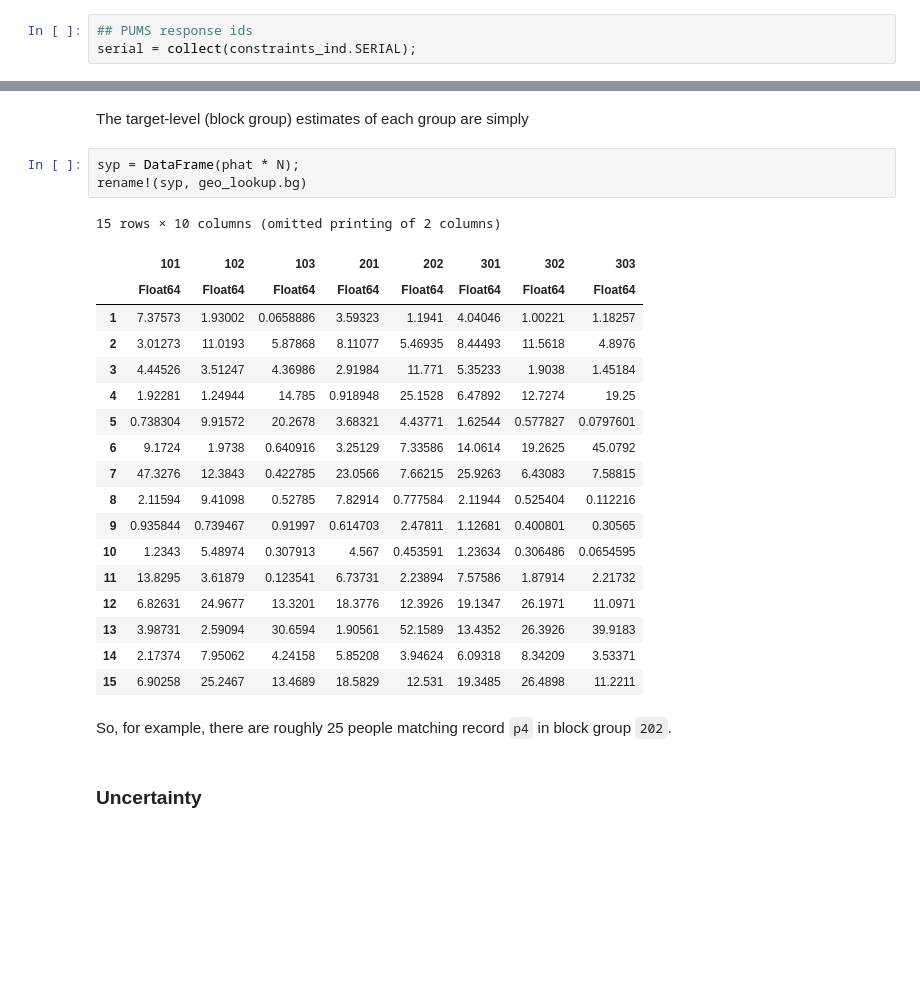
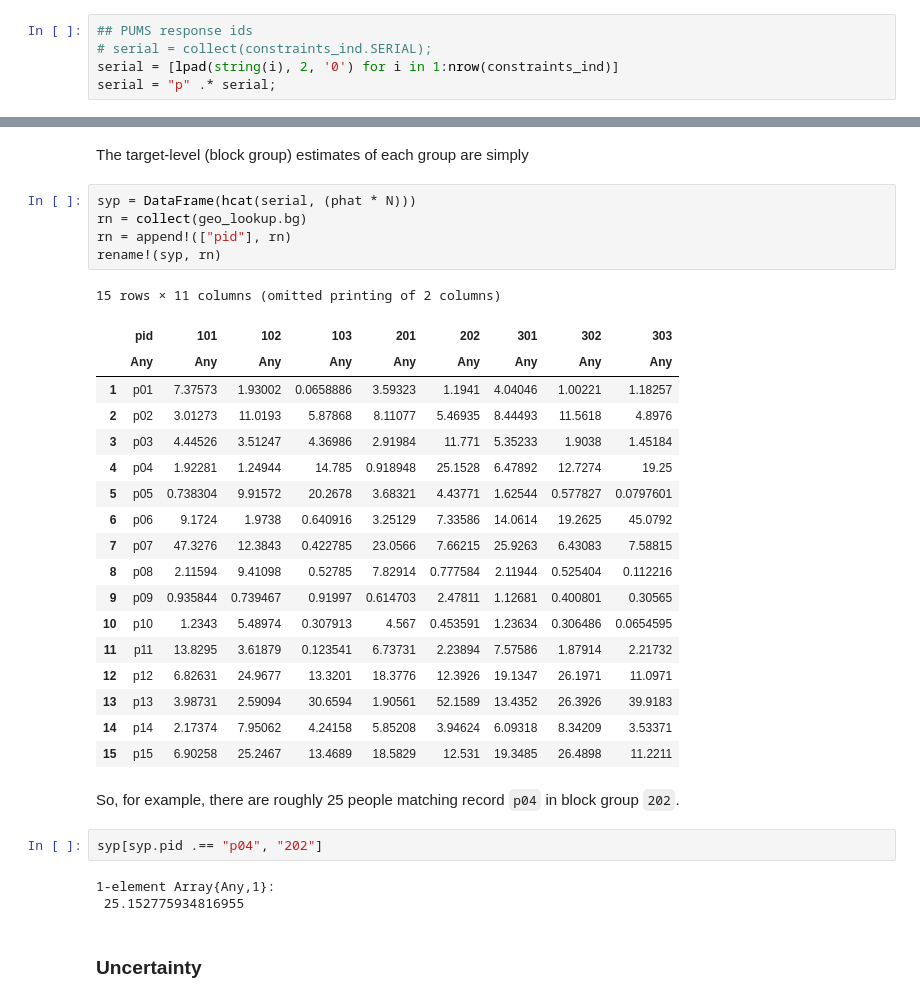
Before and after one commit to jvtcl/pmedmJL, a Jupyter notebook: notebooks/toy_example.ipynb, the cells around one changed output, grey strips where cells are left out. Saved outputs shown, nothing was run; the diff lists cells and outputs as text; blank space fills up the shorter version.

```diff
--- a/notebooks/toy_example.ipynb
+++ b/notebooks/toy_example.ipynb
@@ -48,7 +48,9 @@ geo_lookup = DataFrame(bg = bg_id, trt = trt_id)
 ## Setup
 # %%
 ## PUMS response ids
-serial = collect(constraints_ind.SERIAL);
+# serial = collect(constraints_ind.SERIAL);
+serial = [lpad(string(i), 2, '0') for i in 1:nrow(constraints_ind)]
+serial = "p" .* serial;
 # %%
 ## PUMS sample weights
 wt = collect(constraints_ind.PERWT);
@@ -252,29 +254,36 @@ sum((Ype.Yhat .< Ype.MOE_lower) + (Ype.Yhat .> Ype.MOE_upper) .>= 1) / nrow(Ype)
 # %% [markdown]
 The target-level (block group) estimates of each group are simply
 # %%
-syp = DataFrame(phat * N);
-rename!(syp, geo_lookup.bg)
+syp = DataFrame(hcat(serial, (phat * N)))
+rn = collect(geo_lookup.bg)
+rn = append!(["pid"], rn)
+rename!(syp, rn)
 # %% [output]
-15 rows × 10 columns (omitted printing of 2 columns)
+15 rows × 11 columns (omitted printing of 2 columns)
-|  | 101 | 102 | 103 | 201 | 202 | 301 | 302 | 303 |
-|  | Float64 | Float64 | Float64 | Float64 | Float64 | Float64 | Float64 | Float64 |
-| 1 | 7.37573 | 1.93002 | 0.0658886 | 3.59323 | 1.1941 | 4.04046 | 1.00221 | 1.18257 |
-| 2 | 3.01273 | 11.0193 | 5.87868 | 8.11077 | 5.46935 | 8.44493 | 11.5618 | 4.8976 |
-| 3 | 4.44526 | 3.51247 | 4.36986 | 2.91984 | 11.771 | 5.35233 | 1.9038 | 1.45184 |
-| 4 | 1.92281 | 1.24944 | 14.785 | 0.918948 | 25.1528 | 6.47892 | 12.7274 | 19.25 |
-| 5 | 0.738304 | 9.91572 | 20.2678 | 3.68321 | 4.43771 | 1.62544 | 0.577827 | 0.0797601 |
-| 6 | 9.1724 | 1.9738 | 0.640916 | 3.25129 | 7.33586 | 14.0614 | 19.2625 | 45.0792 |
-| 7 | 47.3276 | 12.3843 | 0.422785 | 23.0566 | 7.66215 | 25.9263 | 6.43083 | 7.58815 |
-| 8 | 2.11594 | 9.41098 | 0.52785 | 7.82914 | 0.777584 | 2.11944 | 0.525404 | 0.112216 |
-| 9 | 0.935844 | 0.739467 | 0.91997 | 0.614703 | 2.47811 | 1.12681 | 0.400801 | 0.30565 |
-| 10 | 1.2343 | 5.48974 | 0.307913 | 4.567 | 0.453591 | 1.23634 | 0.306486 | 0.0654595 |
-| 11 | 13.8295 | 3.61879 | 0.123541 | 6.73731 | 2.23894 | 7.57586 | 1.87914 | 2.21732 |
-| 12 | 6.82631 | 24.9677 | 13.3201 | 18.3776 | 12.3926 | 19.1347 | 26.1971 | 11.0971 |
-| 13 | 3.98731 | 2.59094 | 30.6594 | 1.90561 | 52.1589 | 13.4352 | 26.3926 | 39.9183 |
-| 14 | 2.17374 | 7.95062 | 4.24158 | 5.85208 | 3.94624 | 6.09318 | 8.34209 | 3.53371 |
-| 15 | 6.90258 | 25.2467 | 13.4689 | 18.5829 | 12.531 | 19.3485 | 26.4898 | 11.2211 |
+|  | pid | 101 | 102 | 103 | 201 | 202 | 301 | 302 | 303 |
+|  | Any | Any | Any | Any | Any | Any | Any | Any | Any |
+| 1 | p01 | 7.37573 | 1.93002 | 0.0658886 | 3.59323 | 1.1941 | 4.04046 | 1.00221 | 1.18257 |
+| 2 | p02 | 3.01273 | 11.0193 | 5.87868 | 8.11077 | 5.46935 | 8.44493 | 11.5618 | 4.8976 |
+| 3 | p03 | 4.44526 | 3.51247 | 4.36986 | 2.91984 | 11.771 | 5.35233 | 1.9038 | 1.45184 |
+| 4 | p04 | 1.92281 | 1.24944 | 14.785 | 0.918948 | 25.1528 | 6.47892 | 12.7274 | 19.25 |
+| 5 | p05 | 0.738304 | 9.91572 | 20.2678 | 3.68321 | 4.43771 | 1.62544 | 0.577827 | 0.0797601 |
+| 6 | p06 | 9.1724 | 1.9738 | 0.640916 | 3.25129 | 7.33586 | 14.0614 | 19.2625 | 45.0792 |
+| 7 | p07 | 47.3276 | 12.3843 | 0.422785 | 23.0566 | 7.66215 | 25.9263 | 6.43083 | 7.58815 |
+| 8 | p08 | 2.11594 | 9.41098 | 0.52785 | 7.82914 | 0.777584 | 2.11944 | 0.525404 | 0.112216 |
+| 9 | p09 | 0.935844 | 0.739467 | 0.91997 | 0.614703 | 2.47811 | 1.12681 | 0.400801 | 0.30565 |
+| 10 | p10 | 1.2343 | 5.48974 | 0.307913 | 4.567 | 0.453591 | 1.23634 | 0.306486 | 0.0654595 |
+| 11 | p11 | 13.8295 | 3.61879 | 0.123541 | 6.73731 | 2.23894 | 7.57586 | 1.87914 | 2.21732 |
+| 12 | p12 | 6.82631 | 24.9677 | 13.3201 | 18.3776 | 12.3926 | 19.1347 | 26.1971 | 11.0971 |
+| 13 | p13 | 3.98731 | 2.59094 | 30.6594 | 1.90561 | 52.1589 | 13.4352 | 26.3926 | 39.9183 |
+| 14 | p14 | 2.17374 | 7.95062 | 4.24158 | 5.85208 | 3.94624 | 6.09318 | 8.34209 | 3.53371 |
+| 15 | p15 | 6.90258 | 25.2467 | 13.4689 | 18.5829 | 12.531 | 19.3485 | 26.4898 | 11.2211 |
 # %% [markdown]
-So, for example, there are roughly 25 people matching record `p4` in block group `202`.
+So, for example, there are roughly 25 people matching record `p04` in block group `202`.
+# %%
+syp[syp.pid .== "p04", "202"]
+# %% [output]
+1-element Array{Any,1}:
+ 25.152775934816955
 # %% [markdown]
 ### Uncertainty
 # %% [markdown]
```
Also changed, not shown: parts of 18 cells of this notebook.
